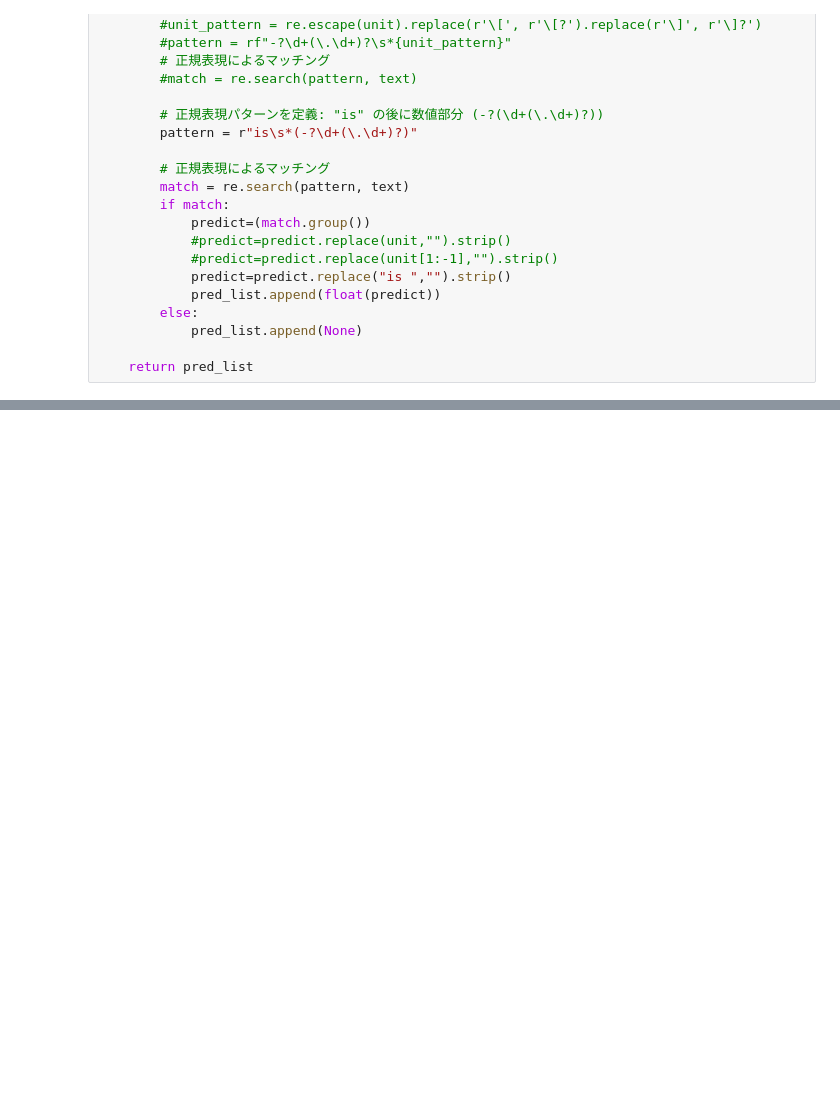
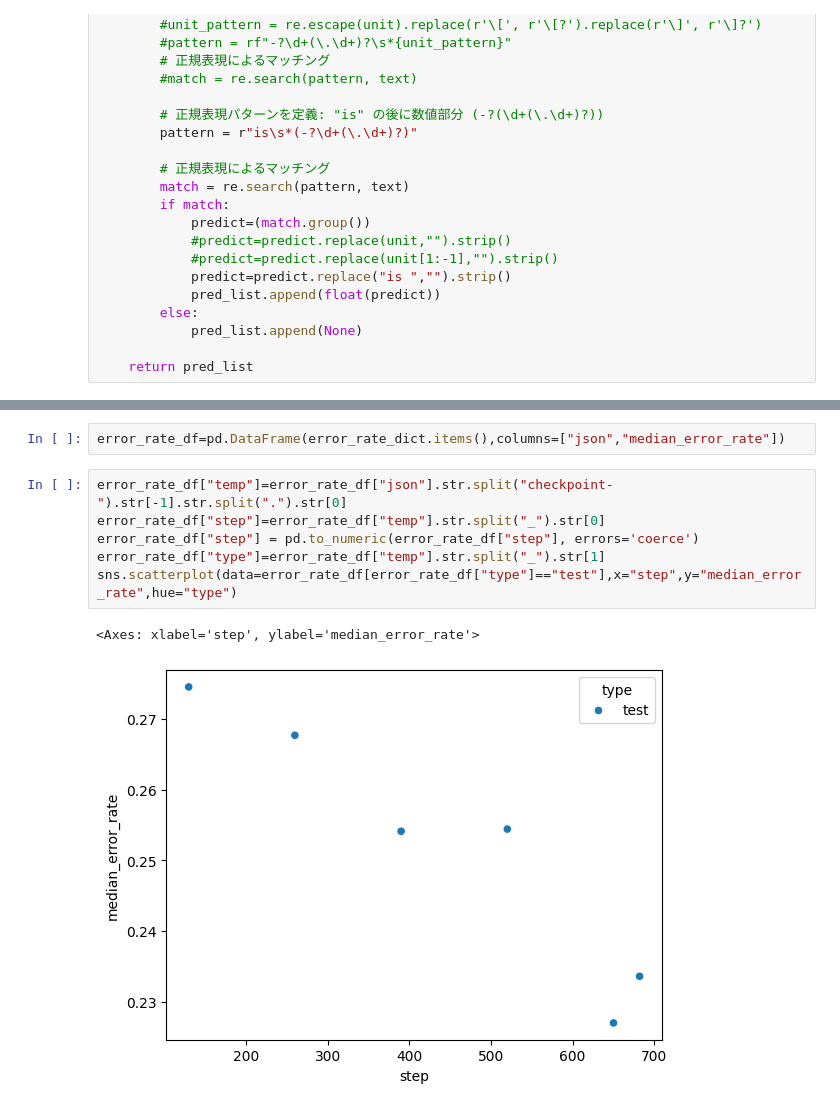
Before and after one commit to KanHatakeyama/self-chem-learn-llm, a Jupyter notebook: 0923cont_pretrain/analyze_evaluation.ipynb, the cells around one changed output, grey strips where cells are left out. Drawn from its saved outputs; the diff is of its cells as text; blank space fills up the shorter version.

```diff
--- a/0923cont_pretrain/analyze_evaluation.ipynb
+++ b/0923cont_pretrain/analyze_evaluation.ipynb
@@ -110,0 +113,11 @@ predicted_text_list[16]
+# %%
+error_rate_df=pd.DataFrame(error_rate_dict.items(),columns=["json","median_error_rate"])
+# %%
+error_rate_df["temp"]=error_rate_df["json"].str.split("checkpoint-").str[-1].str.split(".").str[0]
+error_rate_df["step"]=error_rate_df["temp"].str.split("_").str[0]
+error_rate_df["step"] = pd.to_numeric(error_rate_df["step"], errors='coerce')
+error_rate_df["type"]=error_rate_df["temp"].str.split("_").str[1]
+sns.scatterplot(data=error_rate_df[error_rate_df["type"]=="test"],x="step",y="median_error_rate",hue="type")
+# %% [output]
+<Axes: xlabel='step', ylabel='median_error_rate'>
+[figure, added]
```
Also changed, not shown: parts of 3 cells of this notebook, 10 other files.
